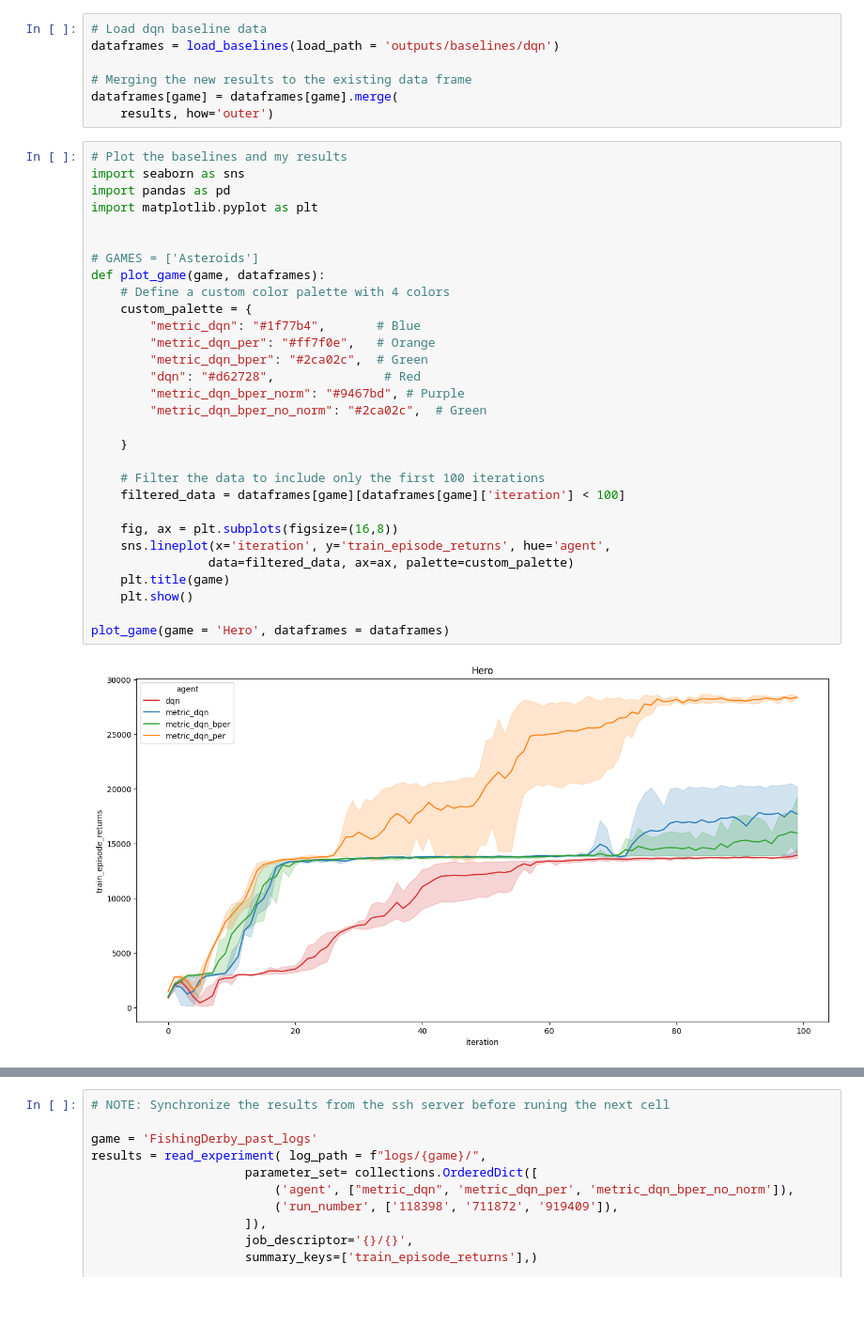
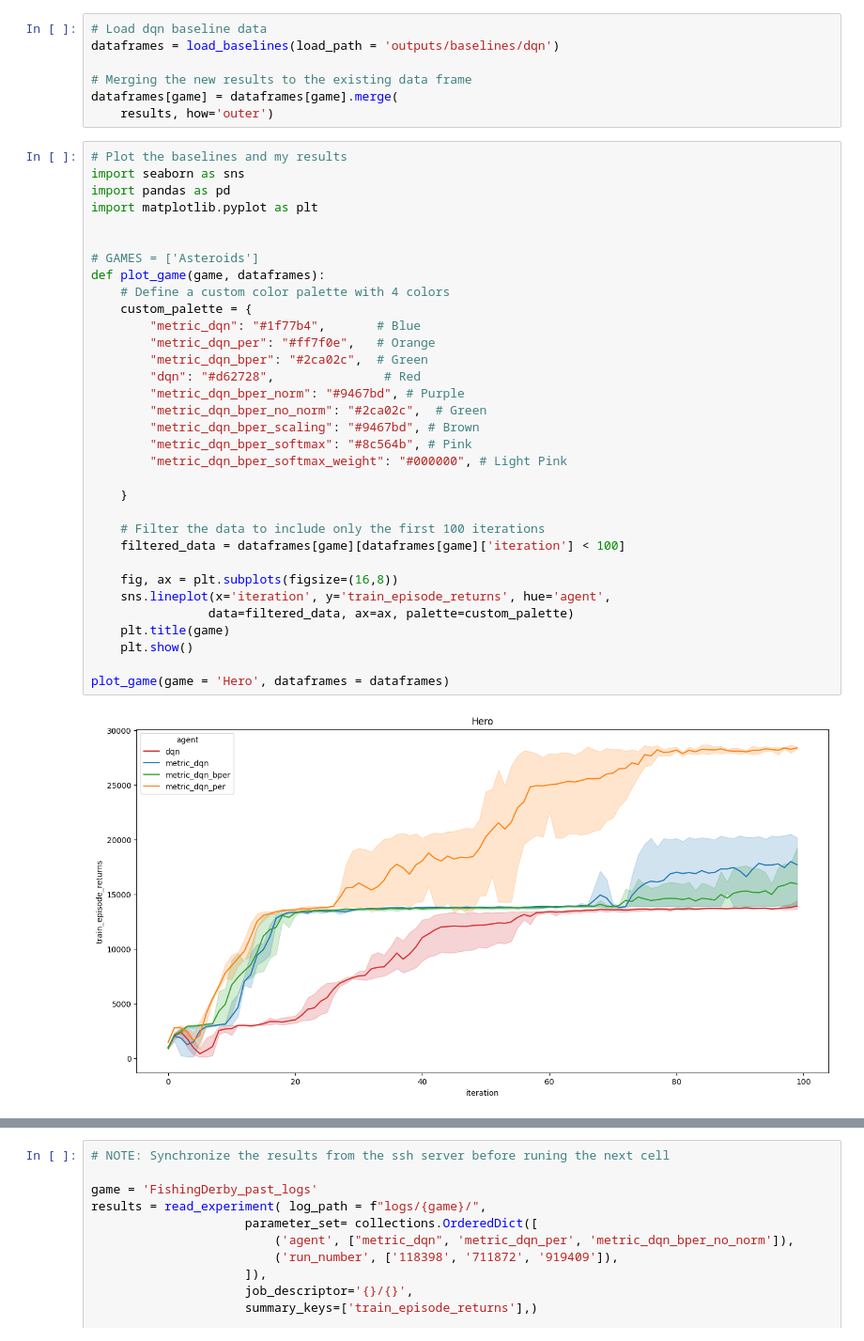
Before and after one commit to ZosoV/bisimulation-PER, a Jupyter notebook: jupyter_notebooks/load_statistics.ipynb, the cells around one changed output, grey strips where cells are left out. Shown at 94% size. Saved outputs shown, nothing was run; the diff lists cells and outputs as text; blank space fills up the shorter version.

```diff
--- a/jupyter_notebooks/load_statistics.ipynb
+++ b/jupyter_notebooks/load_statistics.ipynb
@@ -234,31 +234,34 @@ dataframes[game] = dataframes[game].merge(
 # Plot the baselines and my results
 import seaborn as sns
 import pandas as pd
 import matplotlib.pyplot as plt
 
 
 # GAMES = ['Asteroids']
 def plot_game(game, dataframes):
     # Define a custom color palette with 4 colors
     custom_palette = {
         "metric_dqn": "#1f77b4",       # Blue
         "metric_dqn_per": "#ff7f0e",   # Orange
         "metric_dqn_bper": "#2ca02c",  # Green
         "dqn": "#d62728",               # Red
         "metric_dqn_bper_norm": "#9467bd", # Purple
         "metric_dqn_bper_no_norm": "#2ca02c",  # Green
+        "metric_dqn_bper_scaling": "#9467bd", # Brown
+        "metric_dqn_bper_softmax": "#8c564b", # Pink
+        "metric_dqn_bper_softmax_weight": "#000000", # Light Pink
 
     }
 
     # Filter the data to include only the first 100 iterations
     filtered_data = dataframes[game][dataframes[game]['iteration'] < 100]
 
     fig, ax = plt.subplots(figsize=(16,8))
     sns.lineplot(x='iteration', y='train_episode_returns', hue='agent',
                 data=filtered_data, ax=ax, palette=custom_palette)
     plt.title(game)
     plt.show()
 
 plot_game(game = 'Hero', dataframes = dataframes)
 # %% [output]
-[figure, old version]
+[figure, new version]
```
Also changed, not shown: parts of 5 cells of this notebook, 19 other files.
